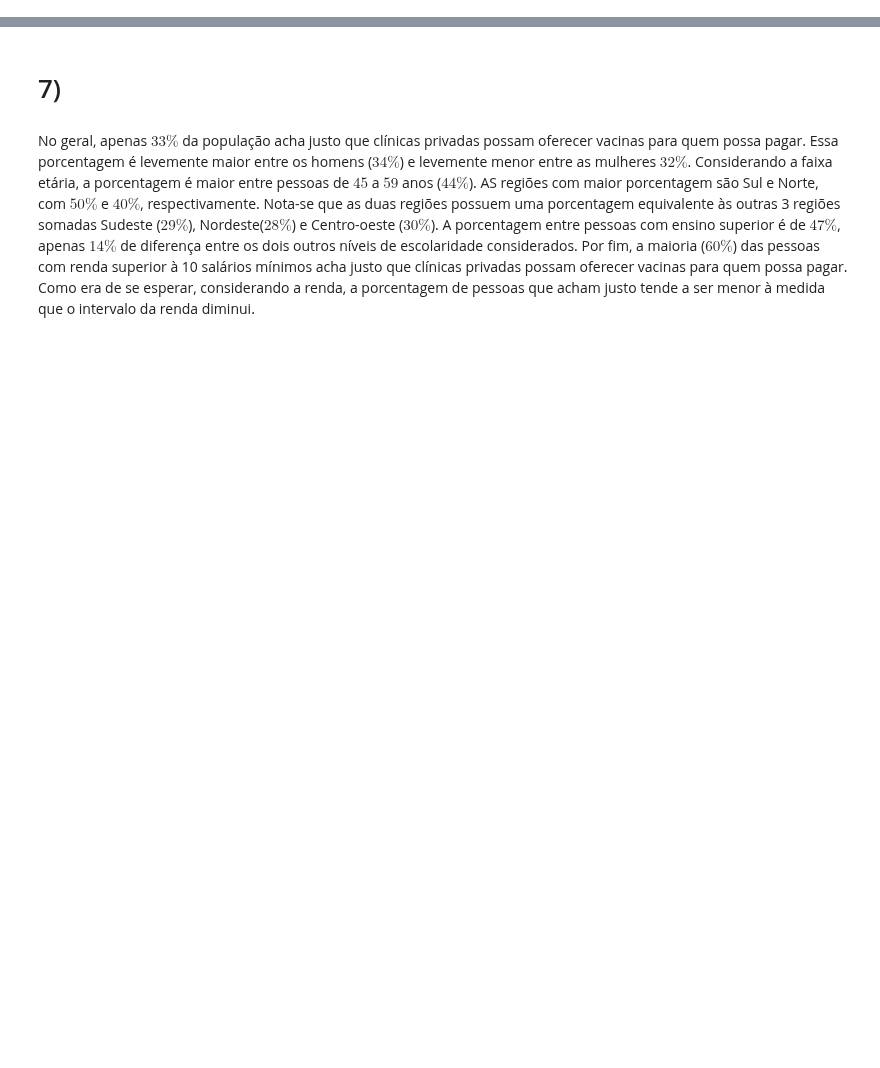
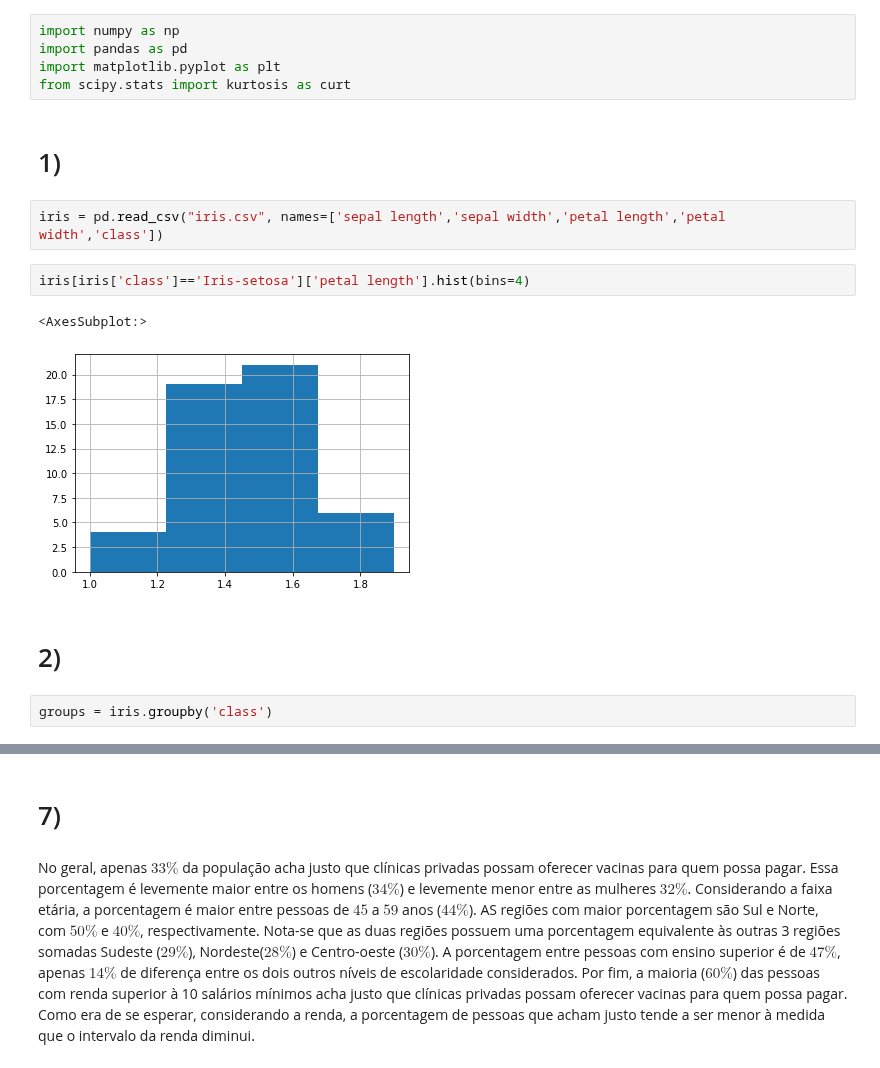
Before and after one commit to ifribeiro/TEI-EstApl, a Jupyter notebook: EPC1.ipynb, the cells around one changed output, grey strips where cells are left out. Saved outputs shown, nothing was run; the diff lists cells and outputs as text; blank space fills up the shorter version.

```diff
--- a/EPC1.ipynb
+++ b/EPC1.ipynb
@@ -0,0 +1,18 @@
+# %%
+import numpy as np
+import pandas as pd
+import matplotlib.pyplot as plt
+from scipy.stats import kurtosis as curt
+# %% [markdown]
+# 1)
+# %%
+iris = pd.read_csv("iris.csv", names=['sepal length','sepal width','petal length','petal width','class'])
+# %%
+iris[iris['class']=='Iris-setosa']['petal length'].hist(bins=4)
+# %% [output]
+<AxesSubplot:>
+[figure, added]
+# %% [markdown]
+# 2)
+# %%
+groups = iris.groupby('class')
```
Also changed, not shown: parts of 11 cells of this notebook, 1 other file.
